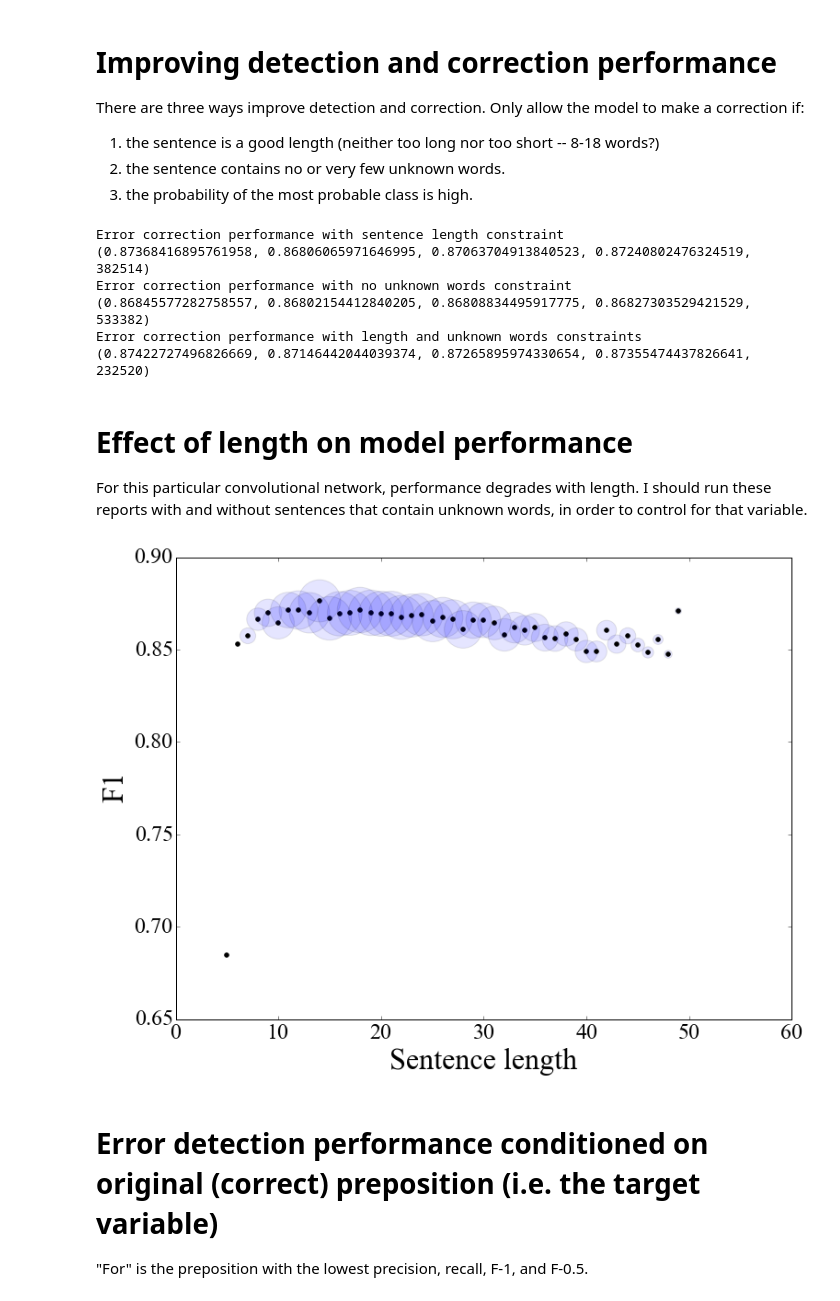
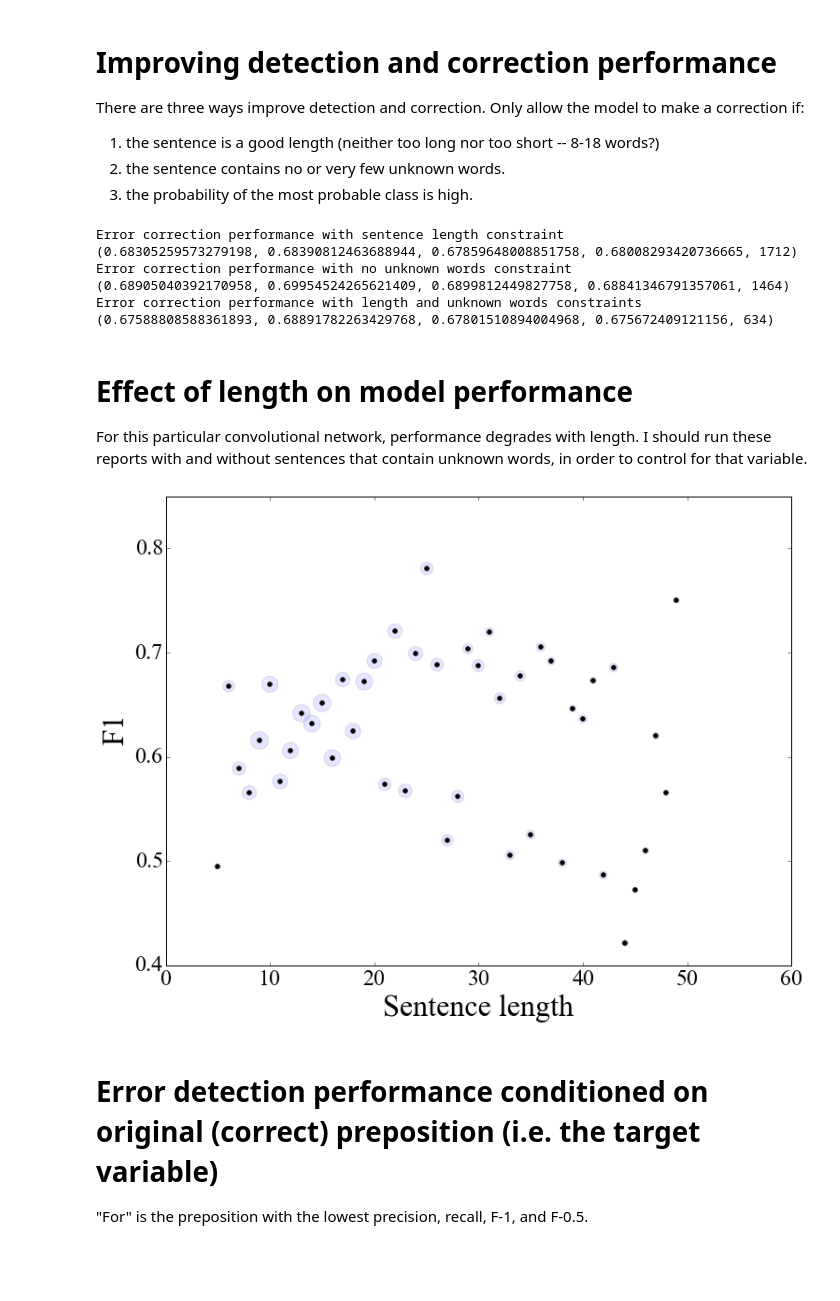
Before and after one commit to ndronen/modeling, a Jupyter notebook: notebooks/ConvnetAnalysis.ipynb, the cells around one changed output. Cells and saved outputs as stored; diff of their text form; code cells hidden in the pictures; blank space fills up the shorter version.

```diff
--- a/notebooks/ConvnetAnalysis.ipynb
+++ b/notebooks/ConvnetAnalysis.ipynb
@@ -128,3 +129,11 @@ qualifier = '-test'
+# %%
+book = ['emma', 'frankenstein', 'moby-dick',
+        'pride-and-prejudice', 'the-adventures-of-tom-sawyer',
+        'the-narrative-of-the-life-of-frederick-douglass',
+        'ulysses', 'war-and-peace'][4]
+model_id = 'Xwindow9NULL-X-01-hidden'
+basename = 'data/preposition/gutenberg/' + book + '/'
+qualifier = 'sentences'
 # %%
 # Load model predictions and softmax probabilities.
 pred_file = basename + qualifier + '-' + model_id + '-pred.h5'
@@ -1020,11 +407,11 @@ def performance_with_constraints():
 performance_with_constraints()
 # %% [output]
 Error correction performance with sentence length constraint
-(0.87368416895761958, 0.86806065971646995, 0.87063704913840523, 0.87240802476324519, 382514)
+(0.68305259573279198, 0.68390812463688944, 0.67859648008851758, 0.68008293420736665, 1712)
 Error correction performance with no unknown words constraint
-(0.86845577282758557, 0.86802154412840205, 0.86808834495917775, 0.86827303529421529, 533382)
+(0.68905040392170958, 0.69954524265621409, 0.6899812449827758, 0.68841346791357061, 1464)
 Error correction performance with length and unknown words constraints
-(0.87422727496826669, 0.87146442044039374, 0.87265895974330654, 0.87355474437826641, 232520)
+(0.67588808588361893, 0.68891782263429768, 0.67801510894004968, 0.675672409121156, 634)
 # %% [markdown]
 Effect of length on model performance
 =======
@@ -1035,35 +422,35 @@ def plot_performance_by_length():
     f1_by_length = []
 
     fig = plt.figure(figsize=(12,9))
     ax = fig.add_subplot(111)
 
     label_props = {'size': 32 }
     legend_props = { 'size': 24 }
 
     plt.setp(ax.get_xticklabels(), fontsize=legend_props['size'])
     plt.setp(ax.get_yticklabels(), fontsize=legend_props['size'])
 
     for start in np.arange(5, 50):
         end = start + 1
         idx = np.where((model_data.len >= start) & (model_data.len < end))[0]
         p, r, f, s = precision_recall_fscore_support(
                 model_data.target[idx],
                 preds[idx],
                 average=weighting)
         #f1_by_length.append(f)
-        ax.scatter(start, f, s=len(idx)/18., alpha=.1)
+        ax.scatter(start, f, s=len(idx)*2, alpha=.1)
         ax.scatter(start, f, c='black')
         #print("{start:02d}-{end:02d} {precision:.2f} {recall:.2f} {f:.2f} {support:6d}".format(
         #        start=start, end=end, precision=p, recall=r, f=f, support=len(idx)))
 
     ax.set_xlabel('Sentence length', **label_props)
     ax.set_ylabel('F1', **label_props)
 
     plt.savefig('figures/f1-by-length.pdf')
 
 plot_performance_by_length()
 # %% [output]
-[figure, old version]
+[figure, new version]
 # %% [markdown]
 Error detection performance conditioned on original (correct) preposition (i.e. the target variable)
 ========
```
Also changed, not shown: parts of 28 cells of this notebook.
